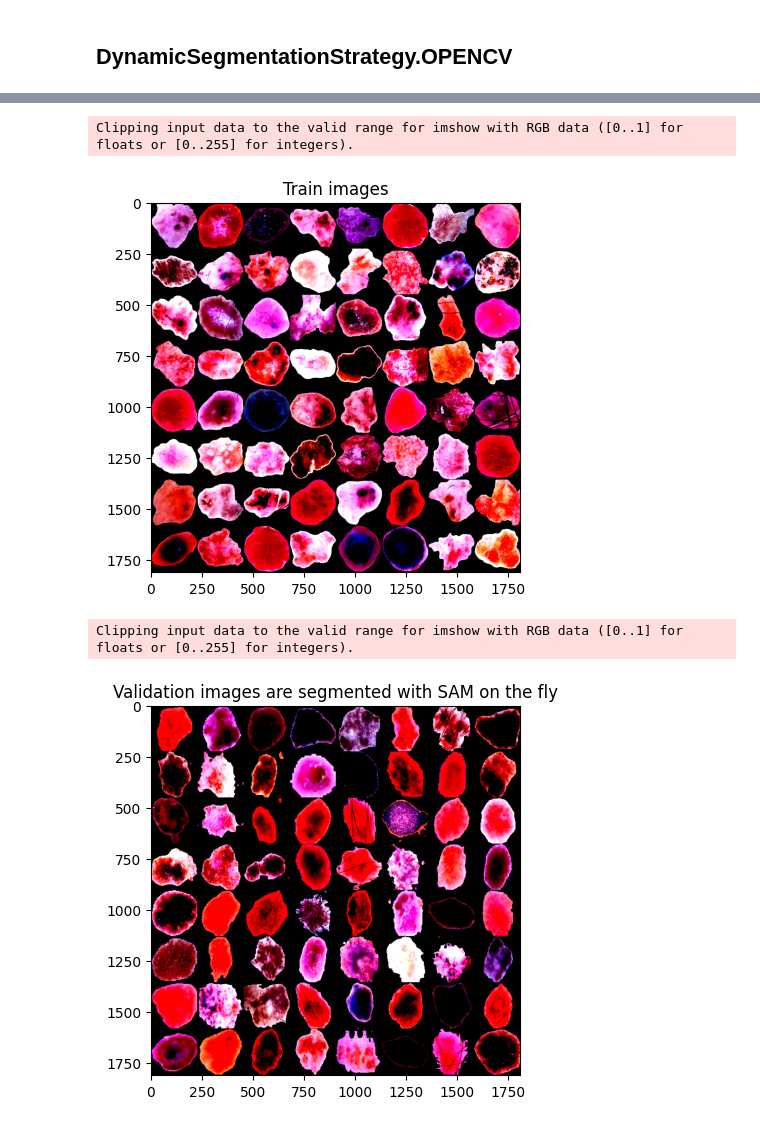
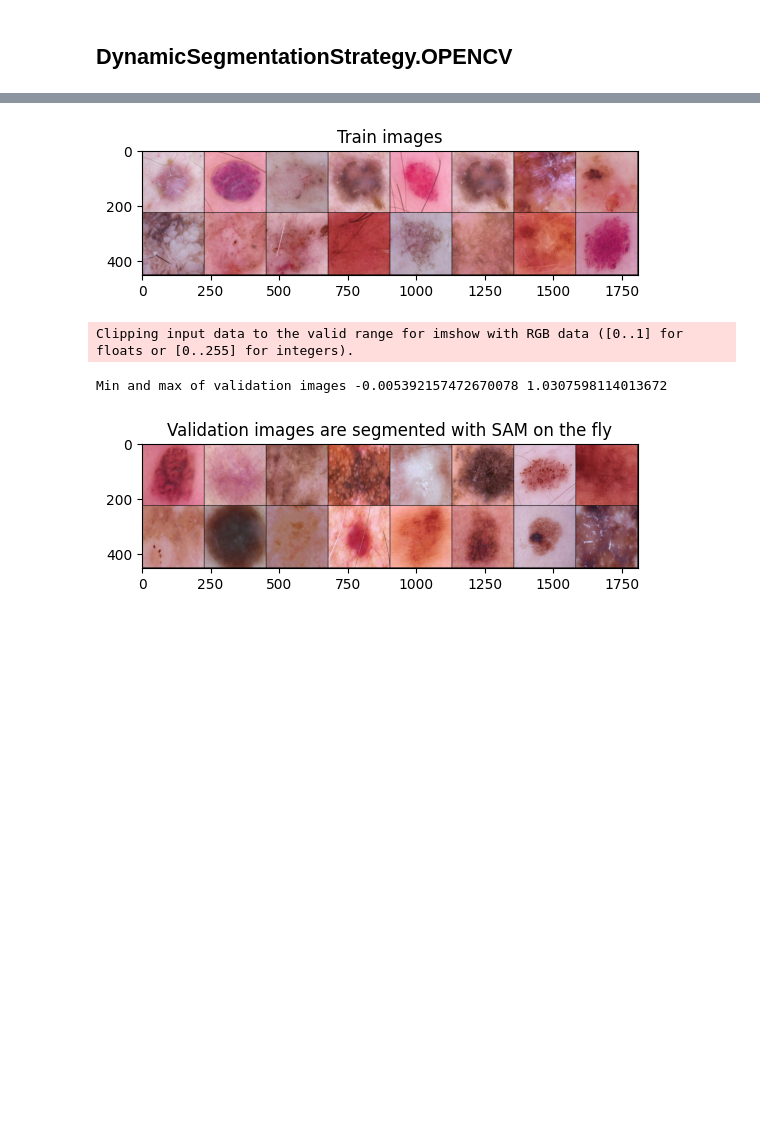
Before and after one commit to CorsiDanilo/skin-lesion-classification, a Jupyter notebook: Dataloader_brainstorm.ipynb, the cells around one changed output, grey strips where cells are left out. Saved outputs shown, nothing was run; the diff lists cells and outputs as text; code cells hidden in the pictures; blank space fills up the shorter version.

```diff
--- a/Dataloader_brainstorm.ipynb
+++ b/Dataloader_brainstorm.ipynb
@@ -92,16 +95,19 @@ strategy = SegmentationStrategy.DYNAMIC_SEGMENTATION.value
 dataloader = get_dataloder_from_strategy(
     strategy=strategy,
     dynamic_segmentation_strategy=DynamicSegmentationStrategy.SAM.value,
-    normalize=True,
+    normalize=False,
+    batch_size=16,
     normalization_statistics=IMAGENET_STATISTICS,
     keep_background=False)
 train_dataloader = dataloader.get_train_dataloder()
 val_dataloader, _ = dataloader.get_val_test_dataloader()
 batch = next(iter(train_dataloader))
 images, labels = batch
+print(f"Min and max of images {images.min()} {images.max()}")
 # NOTE: because the dataloader is bugges AF, also the train images are segmented with OpenCV on the fly, while they should be segmented with the ground truth
 plot_image_grid(images, "Train images")
 batch = next(iter(val_dataloader))
 images, labels = batch
+print(f"Min and max of validation images {images.min()} {images.max()}")
 plot_image_grid(images, "Validation images are segmented with SAM on the fly")
 # %% [output]
@@ -126,4 +133,4 @@ LOADED METADATA HAS LENGTH 1511
+[figure, new version]
 Clipping input data to the valid range for imshow with RGB data ([0..1] for floats or [0..255] for integers).
-[figure, old version]
-Clipping input data to the valid range for imshow with RGB data ([0..1] for floats or [0..255] for integers).
+Min and max of validation images -0.005392157472670078 1.0307598114013672
-[figure, old version]
+[figure, new version]
```
Also changed, not shown: parts of 4 cells of this notebook, 9 other files.
